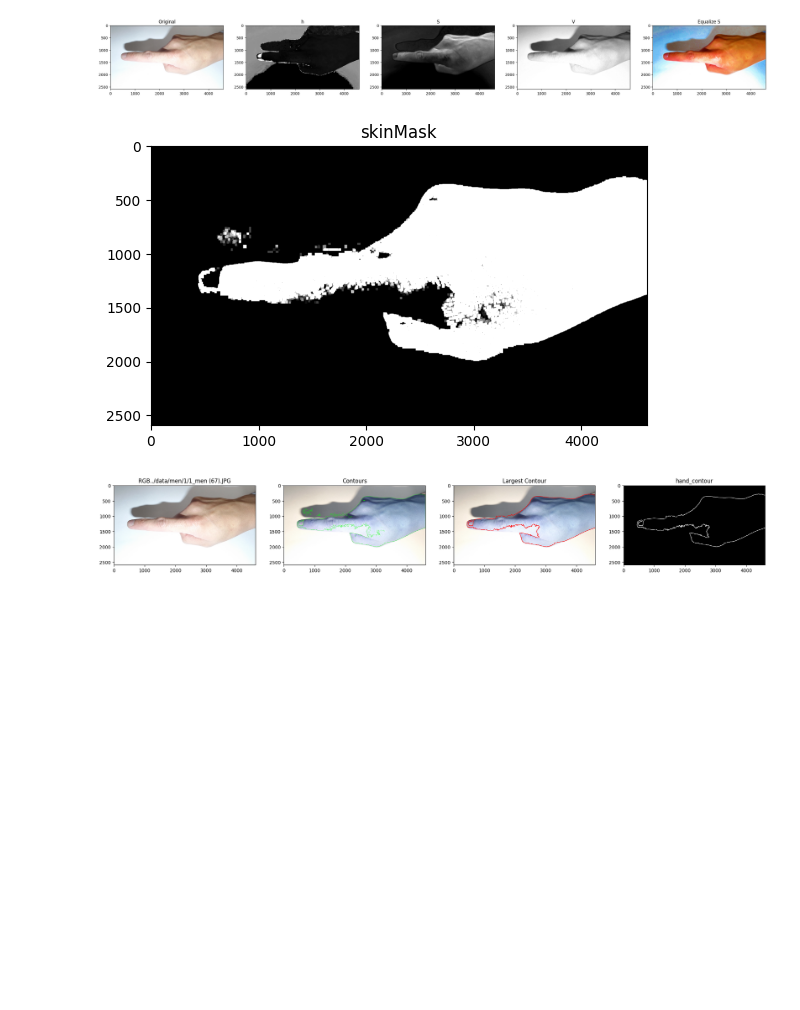
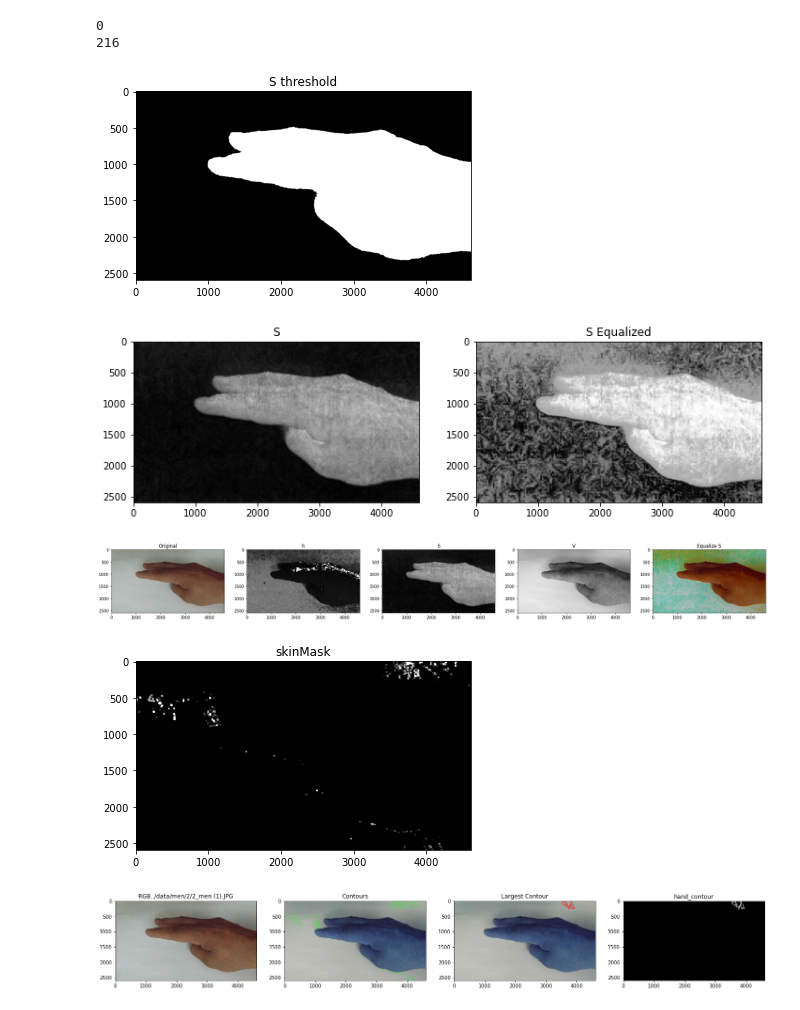
Before and after one commit to BasmaElhoseny01/Hand-Gesture-Recognition, a Jupyter notebook: src/hand_extraction.ipynb, the cells around one changed output. Drawn from its saved outputs; the diff is of its cells as text; code cells hidden in the pictures; blank space fills up the shorter version.

```diff
--- a/src/hand_extraction.ipynb
+++ b/src/hand_extraction.ipynb
@@ -78,8 +90,12 @@ def pre(path):
 
     return None
 # %%
-pre('../data/men/1/1_men (67).JPG')
+pre('../data/men/2/2_men (1).JPG')
 # %% [output]
+0
+216
-[figure, old version]
+[figure, new version]
-[figure, old version]
+[figure, new version]
-[figure, old version]
+[figure, new version]
+[figure, added]
+[figure, added]
```
Also changed, not shown: parts of 1 cell of this notebook, 2 other files.
